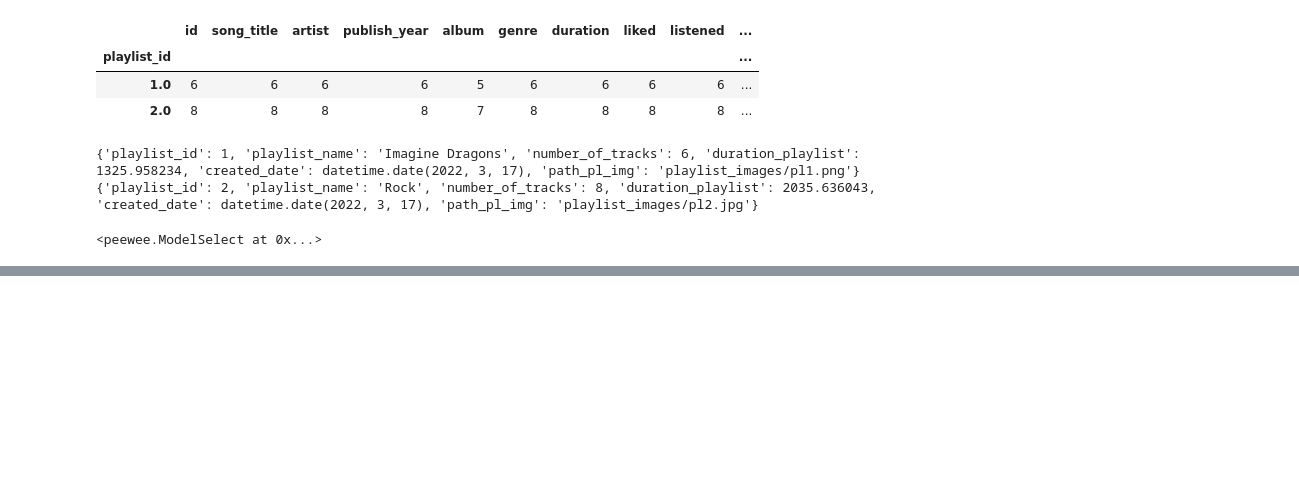
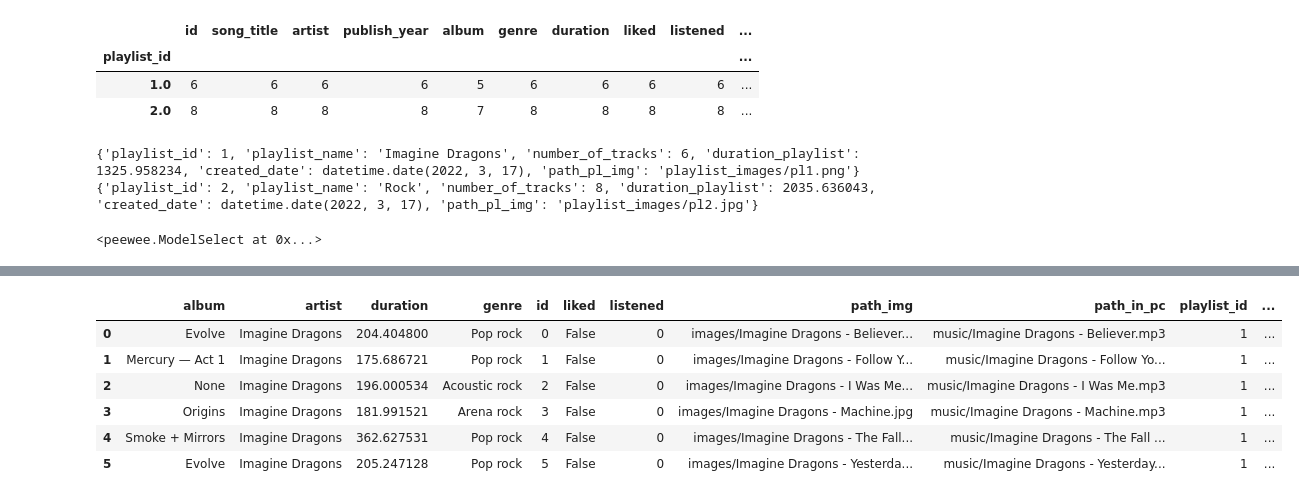
Before and after one commit to PavelBezzub/course_project, a Jupyter notebook: music_db.ipynb, the cells around one changed output, grey strips where cells are left out. Saved outputs shown, nothing was run; the diff lists cells and outputs as text; code cells hidden in the pictures; blank space fills up the shorter version.

```diff
--- a/music_db.ipynb
+++ b/music_db.ipynb
@@ -72,7 +36,7 @@ class BaseModel(Model):
 class Song(BaseModel):
     song_id = AutoField(column_name='id')
     song_title = TextField(column_name = 'song_title')
-    artist = TextField(column_name = 'artist'),
+    artist = TextField(column_name = 'artist')
     publish_year = TextField(column_name = 'publish_year')
     album = TextField(column_name = 'album')
     genre = TextField(column_name = 'genre')
@@ -256,0 +382,10 @@ Playlist.select()
+# %%
+get_song_in_playlist(Song, Playlist_Song, 1)
+# %% [output]
+|  | album | artist | duration | genre | id | liked | listened | path_img | path_in_pc | playlist_id | ... |
+| 0 | Evolve | Imagine Dragons | 204.404800 | Pop rock | 0 | False | 0 | images/Imagine Dragons - Believer... | music/Imagine Dragons - Believer.mp3 | 1 | ... |
+| 1 | Mercury — Act 1 | Imagine Dragons | 175.686721 | Pop rock | 1 | False | 0 | images/Imagine Dragons - Follow Y... | music/Imagine Dragons - Follow Yo... | 1 | ... |
+| 2 | None | Imagine Dragons | 196.000534 | Acoustic rock | 2 | False | 0 | images/Imagine Dragons - I Was Me... | music/Imagine Dragons - I Was Me.mp3 | 1 | ... |
+| 3 | Origins | Imagine Dragons | 181.991521 | Arena rock | 3 | False | 0 | images/Imagine Dragons - Machine.jpg | music/Imagine Dragons - Machine.mp3 | 1 | ... |
+| 4 | Smoke + Mirrors | Imagine Dragons | 362.627531 | Pop rock | 4 | False | 0 | images/Imagine Dragons - The Fall... | music/Imagine Dragons - The Fall ... | 1 | ... |
+| 5 | Evolve | Imagine Dragons | 205.247128 | Pop rock | 5 | False | 0 | images/Imagine Dragons - Yesterda... | music/Imagine Dragons - Yesterday... | 1 | ... |
```
Also changed, not shown: parts of 23 cells of this notebook, 15 other files.
